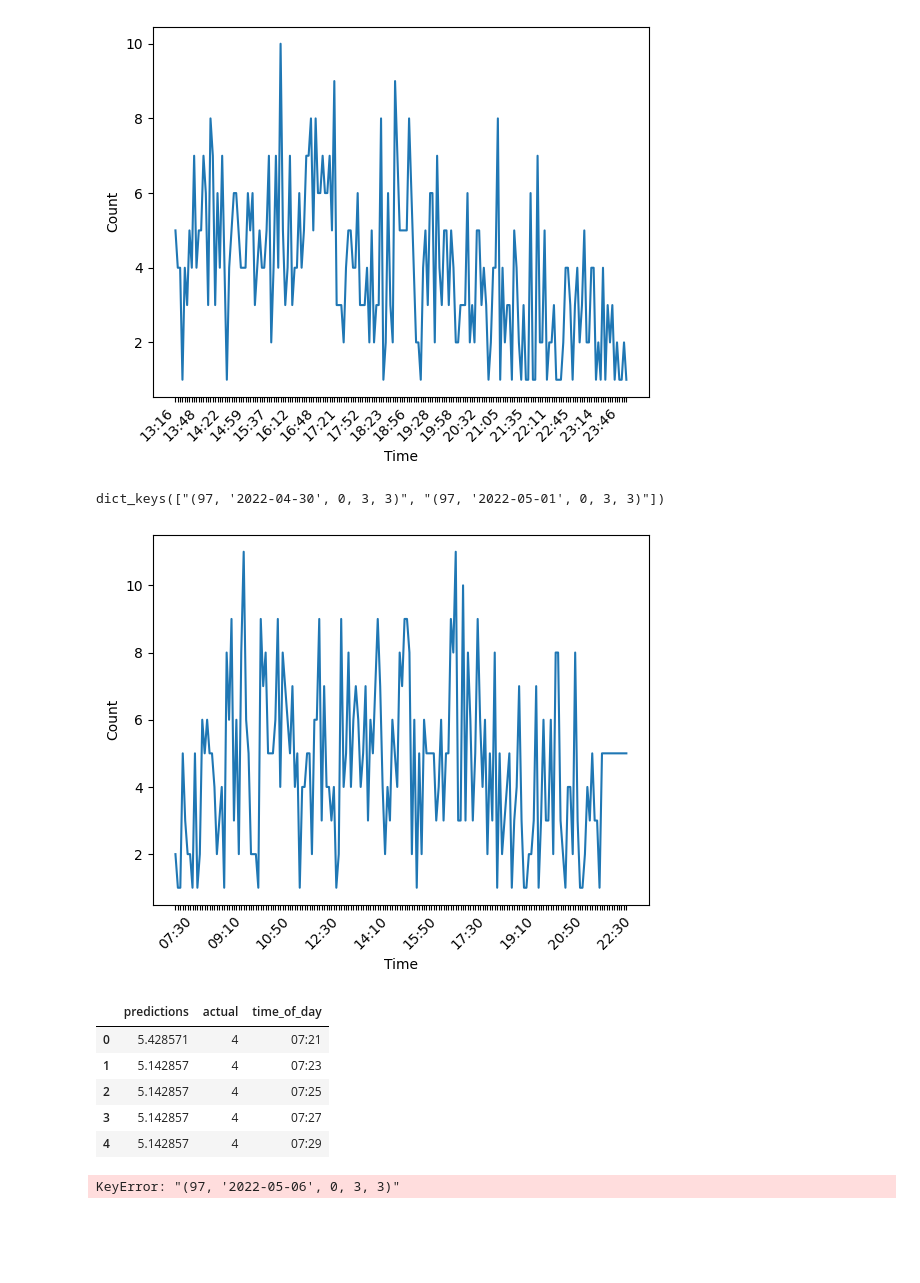
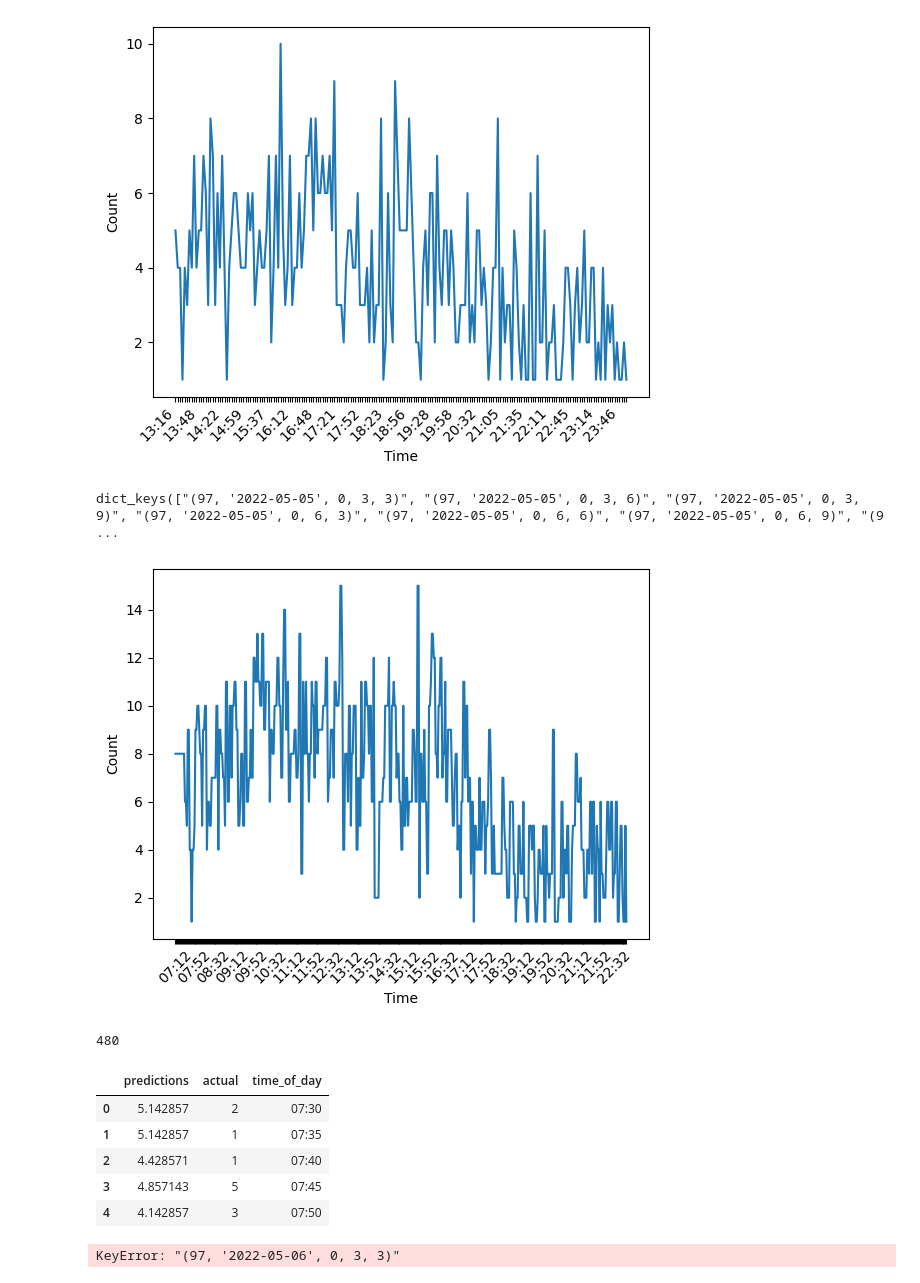
Before and after one commit to peternguyen39/hcmc_traffic_benchmark, a Jupyter notebook: result_interpreter.ipynb, the cells around one changed output. Cells and saved outputs as stored; diff of their text form; code cells hidden in the pictures; blank space fills up the shorter version.

```diff
--- a/result_interpreter.ipynb
+++ b/result_interpreter.ipynb
@@ -246,40 +246,44 @@ for ind, label in enumerate(ax.get_xticklabels()):
 [figure]
 # %%
 #Last trail results only for all configurations
-with open('all_raw_results_s97_i5_holidays.json','r',encoding='utf-8') as f:
+with open('all_raw_results_s97_i2_fixed.json','r',encoding='utf-8') as f:
     raw_results = json.load(f)
 # %%
 raw_results['ha'].keys()
 # %% [output]
-dict_keys(["(97, '2022-04-30', 0, 3, 3)", "(97, '2022-05-01', 0, 3, 3)"])
+dict_keys(["(97, '2022-05-05', 0, 3, 3)", "(97, '2022-05-05', 0, 3, 6)", "(97, '2022-05-05', 0, 3, 9)", "(97, '2022-05-05', 0, 6, 3)", "(97, '2022-05-05', 0, 6, 6)", "(97, '2022-05-05', 0, 6, 9)", "(9 ...
 # %%
-results_df = pd.DataFrame(raw_results['ha']["(97, '2022-05-01', 0, 3, 3)"][0][1],columns=['predictions'])
-results_df['actual'] = raw_results['ha']["(97, '2022-05-01', 0, 3, 3)"][0][0]
-interval=5
+results_df = pd.DataFrame(raw_results['ha']["(97, '2022-05-06', 0, 3, 3)"][0][1],columns=['predictions'])
+results_df['actual'] = raw_results['ha']["(97, '2022-05-06', 0, 3, 3)"][0][0]
+interval=2
 n_samples = int(((23-7)*60)/interval)
 results_df['time_of_day'] = [datetime.datetime(2022,5,5,7,0+3*interval) + datetime.timedelta(minutes=interval*i) for i in range(3,n_samples-3)]
 results_df['time_of_day'] = pd.to_datetime(results_df['time_of_day']).dt.strftime('%H:%M')
 # ax1=sns.lineplot(x='time_of_day', y='predictions', data=results_df)
 ax2=sns.lineplot(x='time_of_day', y='actual', data=results_df)
 plt.xlabel('Time')
 plt.ylabel('Count')
 plt.xticks(rotation=45)
 for ind, label in enumerate(ax2.get_xticklabels()):
-    if ind % 20 == 0:  # every 10th label is kept
+    if ind % 20 == 0:  # every 20th label is kept
         label.set_visible(True)
     else:
         label.set_visible(False)
 # %% [output]
-[figure, old version]
+[figure, new version]
+# %%
+n_samples
+# %% [output]
+480
 # %%
 results_df.head(5)
 # %% [output]
 |  | predictions | actual | time_of_day |
-| 0 | 5.428571 | 4 | 07:21 |
-| 1 | 5.142857 | 4 | 07:23 |
-| 2 | 5.142857 | 4 | 07:25 |
-| 3 | 5.142857 | 4 | 07:27 |
-| 4 | 5.142857 | 4 | 07:29 |
+| 0 | 5.142857 | 2 | 07:30 |
+| 1 | 5.142857 | 1 | 07:35 |
+| 2 | 4.428571 | 1 | 07:40 |
+| 3 | 4.857143 | 5 | 07:45 |
+| 4 | 4.142857 | 3 | 07:50 |
 # %%
 import seaborn as sns
 import matplotlib.pyplot as plt
```
Also changed, not shown: 5 other files.
